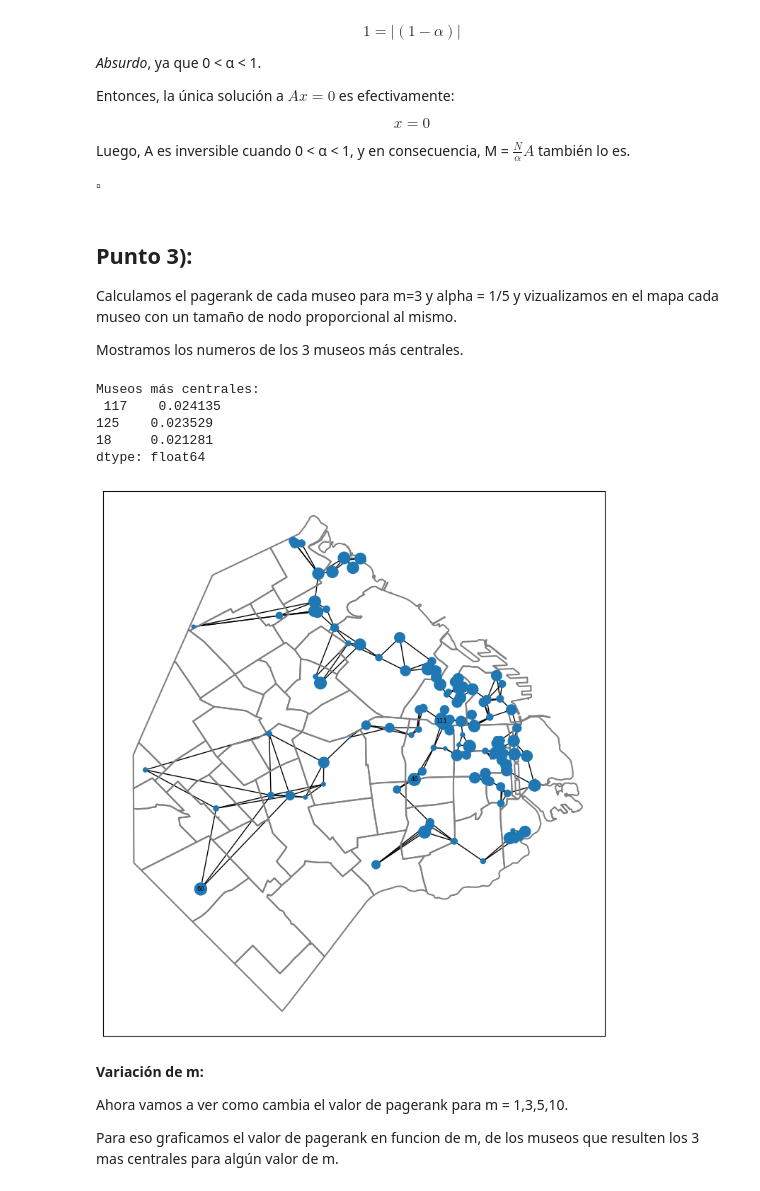
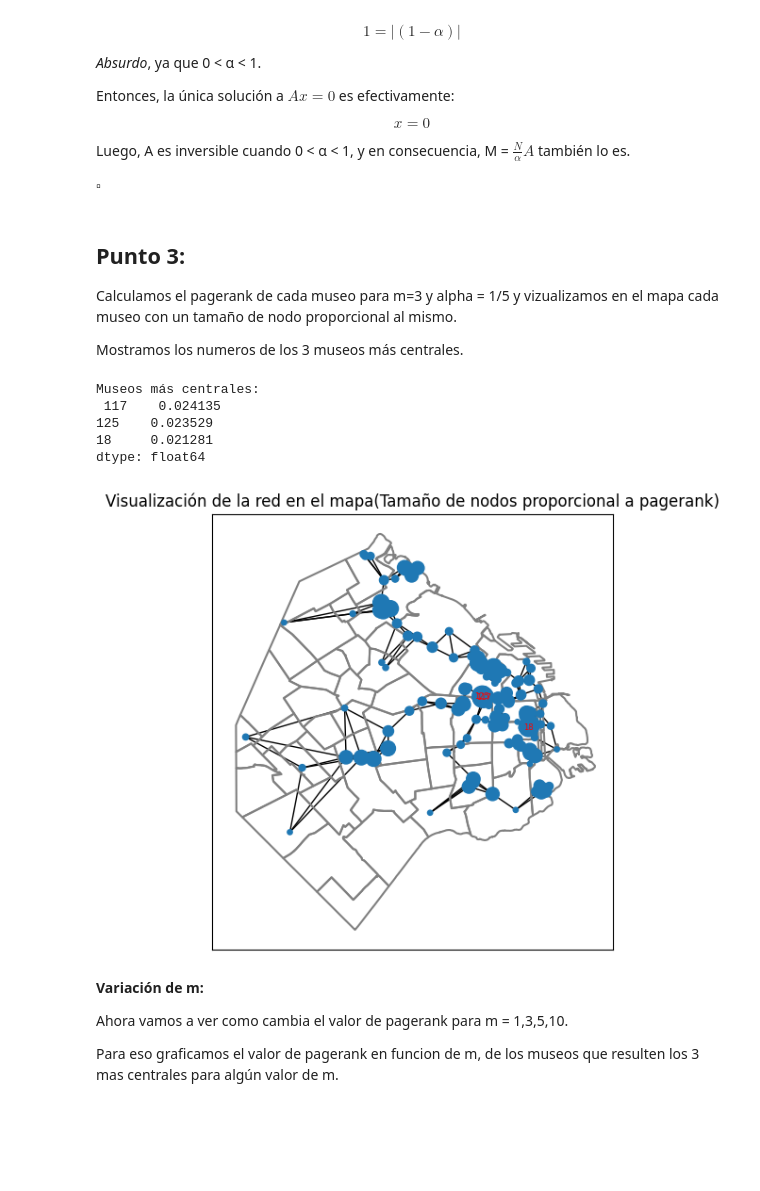
Before and after one commit to lrnyari/tp-alc, a Jupyter notebook: TP1_template.ipynb, the cells around one changed output. Cells and saved outputs as stored; diff of their text form; code cells hidden in the pictures; blank space fills up the shorter version.

Commit message:
Agregada funcion grafica

```diff
--- a/TP1_template.ipynb
+++ b/TP1_template.ipynb
@@ -171,20 +171,20 @@ Luego, A es inversible cuando 0 < α < 1, y en consecuencia, M = $\frac{N}{\alph
 
 $\square$
 # %% [markdown]
-## Punto 3):
+## Punto 3:
 
 Calculamos el pagerank de cada museo para m=3 y alpha = 1/5 y vizualizamos en el mapa cada museo con un tamaño de nodo proporcional al mismo.
 
 Mostramos los numeros de los 3 museos más centrales.
 # %%
-template_funciones.prcongrafico(D, 3, 1/5)
+template_funciones.grafica(museos, barrios, 3, 1/5)
 # %% [output]
 Museos más centrales:
  117    0.024135
 125    0.023529
 18     0.021281
 dtype: float64
-[figure, old version]
+[figure, new version]
 # %% [markdown]
 **Variación de m:**
 
```
Also changed, not shown: parts of 35 cells of this notebook, 1 other file.
